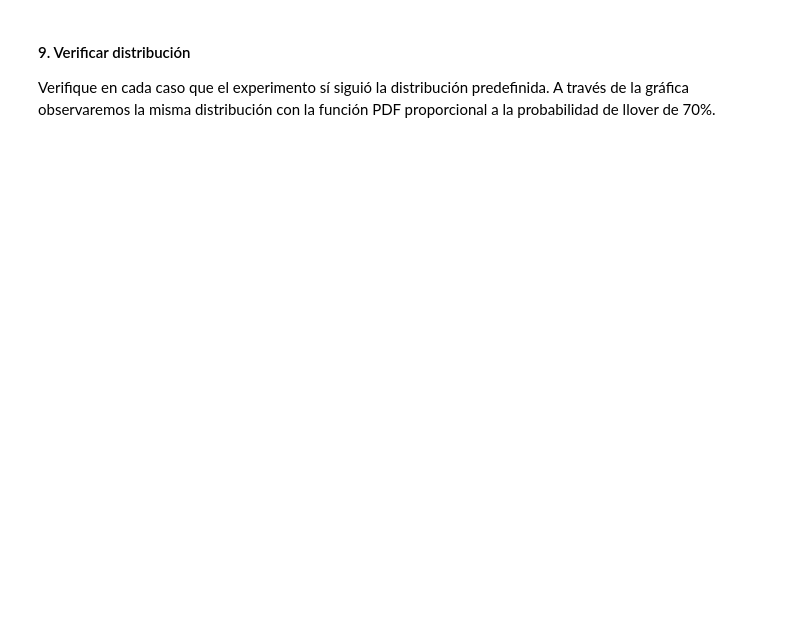
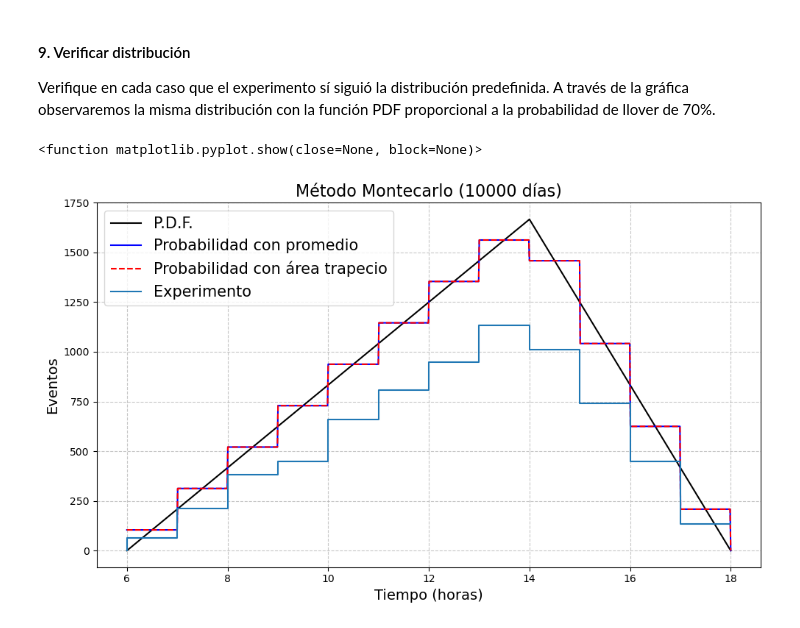
Before and after one commit to PinzonHarker/2024-II_InstrumentacionNuclear, a Jupyter notebook: 1-1_Taller_Simulacion.ipynb, the cells around one changed output. Drawn from its saved outputs; the diff is of its cells as text; code cells hidden in the pictures; blank space fills up the shorter version.

```diff
--- a/1-1_Taller_Simulacion.ipynb
+++ b/1-1_Taller_Simulacion.ipynb
@@ -575,3 +538,47 @@ print(
 #### 9. Verificar distribución
 
 Verifique en cada caso que el experimento sí siguió la distribución predefinida. A través de la gráfica observaremos la misma distribución con la función PDF proporcional a la probabilidad de llover de 70%.
+# %%
+# Inicialización
+days = int(10000)
+experiments = 1
+prob_rains = 0.7
+
+# Generates 3 experiments to compare
+exp = experiment_changed(model)
+
+# Configure plot
+fig, ax = plot_template(
+    title=f"Método Montecarlo ({days} días)",
+    x_label="Tiempo (horas)",
+    y_label="Eventos",
+)
+x_vals = np.linspace(min(model.hours), max(model.hours), 1000)
+# Teórico
+ax.plot(x_vals, [model.PDF(i) * days for i in x_vals], color="black", label="P.D.F.")
+ax.plot(
+    x_vals,
+    [model.prob_averaging_norm(i) * days for i in x_vals],
+    color="blue",
+    label="Probabilidad con promedio",
+    ls="-",
+)
+ax.plot(
+    x_vals,
+    [model.prob_integrating_norm(i) * days for i in x_vals],
+    color="red",
+    label="Probabilidad con área trapecio",
+    ls="--",
+)
+
+# Experimental
+ax.plot(
+    model.hours, exp.sometimes_rain(days, prob_rains), ds="steps", label=f"Experimento"
+)
+
+# Last configuration
+ax.legend(fontsize=15)
+plt.show
+# %% [output]
+<function matplotlib.pyplot.show(close=None, block=None)>
+[figure, added]
```
Also changed, not shown: parts of 6 cells of this notebook, 4 other files.
